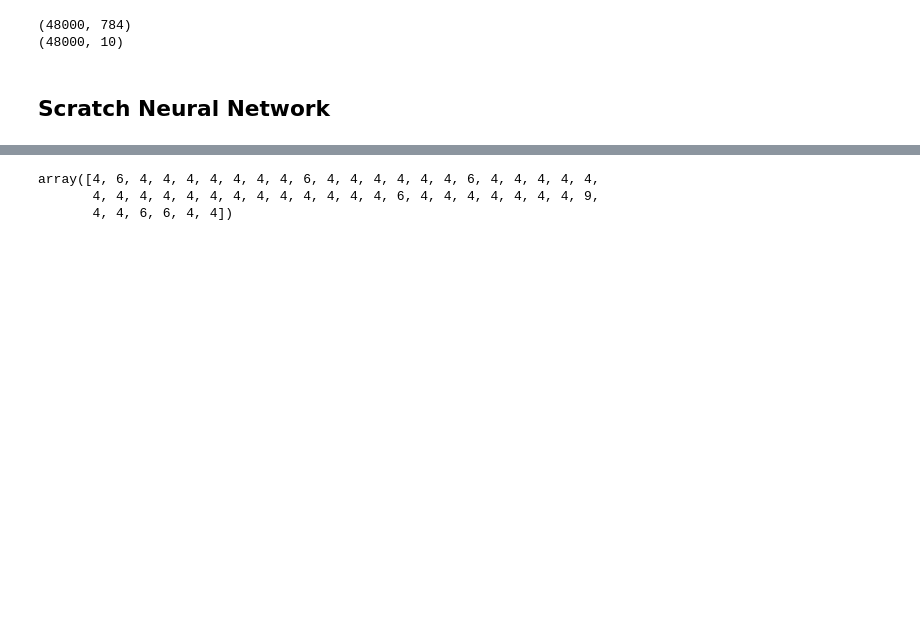
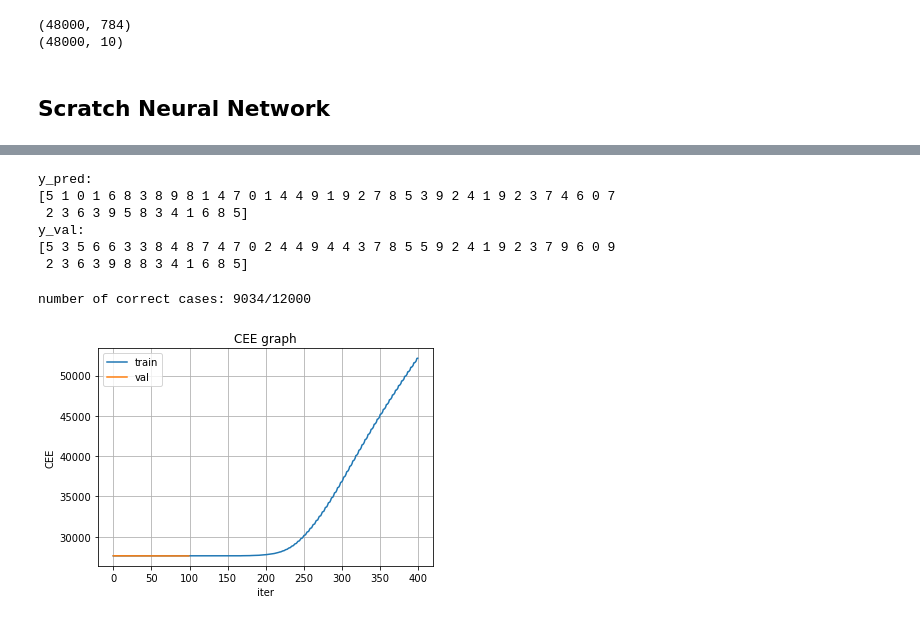
Before and after one commit to goriummaximum/diveintocode-ml, a Jupyter notebook: Sprints/sprint9-NN/nn.ipynb, the cells around one changed output, grey strips where cells are left out. Saved outputs shown, nothing was run; the diff lists cells and outputs as text; code cells hidden in the pictures; blank space fills up the shorter version.

```diff
--- a/Sprints/sprint9-NN/nn.ipynb
+++ b/Sprints/sprint9-NN/nn.ipynb
@@ -294,0 +303,9 @@ class ScratchSimpleNeuralNetrowkClassifier():
+# %%
+def plot_CEE(CEE_list, CEE_list_val):
+    plt.plot(np.arange(0, CEE_list.shape[0]), CEE_list, label="train")
+    plt.plot(np.arange(0, CEE_list_val.shape[0]), CEE_list_val, label="val")
+    plt.legend()
+    plt.xlabel("iter")
+    plt.ylabel("CEE")
+    plt.title("CEE graph")
+    plt.grid()
@@ -295,15 +336,15 @@ class ScratchSimpleNeuralNetrowkClassifier():
 # %%
 nn3 = ScratchSimpleNeuralNetrowkClassifier(
-       n_nodes1=400,
-       n_nodes2=200,
-       activation1='tanh',
-       activation2='tanh',
-       batch_size=4800,
-       n_epochs=100,
-       lr=0.0001,
-       verbose=False,
-       seed=69
+          n_nodes1=400,
+          n_nodes2=200,
+          activation1='tanh',
+          activation2='tanh',
+          batch_size=12000,
+          n_epochs=100,
+          lr=0.05,
+          seed=69,
+          verbose=False
 )
 
-nn3.fit(X_train, y_train)
+nn3.fit(X_train, y_train, X_val, y_val)
 # %%
@@ -311,6 +352,19 @@ y_pred = nn3.predict(X_val)
-# %%
-y_pred[:50]
-# %% [output]
-array([4, 6, 4, 4, 4, 4, 4, 4, 4, 6, 4, 4, 4, 4, 4, 4, 6, 4, 4, 4, 4, 4,
-       4, 4, 4, 4, 4, 4, 4, 4, 4, 4, 4, 4, 4, 6, 4, 4, 4, 4, 4, 4, 4, 9,
-       4, 4, 6, 6, 4, 4])
+# %%
+print("y_pred: \n{}".format(y_pred[:50]))
+print("y_val: \n{}".format(np.argmax(y_val[:50], axis=1)))
+# %% [output]
+y_pred:
+[5 1 0 1 6 8 3 8 9 8 1 4 7 0 1 4 4 9 1 9 2 7 8 5 3 9 2 4 1 9 2 3 7 4 6 0 7
+ 2 3 6 3 9 5 8 3 4 1 6 8 5]
+y_val:
+[5 3 5 6 6 3 3 8 4 8 7 4 7 0 2 4 4 9 4 4 3 7 8 5 5 9 2 4 1 9 2 3 7 9 6 0 9
+ 2 3 6 3 9 8 8 3 4 1 6 8 5]
+# %%
+unique_elements, counts_elements = np.unique(y_pred - np.argmax(y_val, axis=1), return_counts=True)
+print("number of correct cases: {}/{}".format(int(counts_elements[unique_elements == 0]), y_pred.shape[0]))
+# %% [output]
+number of correct cases: 9034/12000
+# %%
+plot_CEE(nn3.CEE_list, nn3.CEE_list_val)
+# %% [output]
+[figure, added]
```
Also changed, not shown: parts of 16 cells of this notebook.
